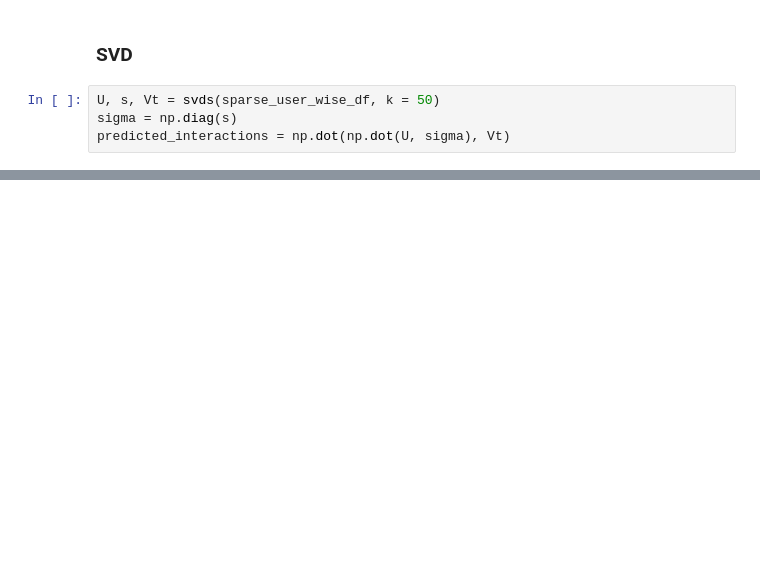
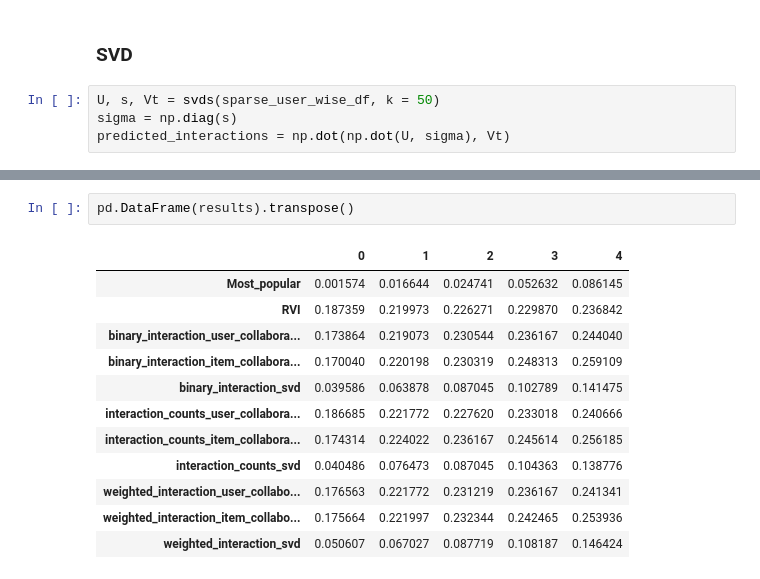
Before and after one commit to reyasadhu/personalized_ecommerce_recommendation, a Jupyter notebook: baseline.ipynb, the cells around one changed output, grey strips where cells are left out. Saved outputs shown, nothing was run; the diff lists cells and outputs as text; blank space fills up the shorter version.

```diff
--- a/baseline.ipynb
+++ b/baseline.ipynb
@@ -275,0 +343,15 @@ for k in [1,5,10,20,50]:
+# %%
+pd.DataFrame(results).transpose()
+# %% [output]
+|  | 0 | 1 | 2 | 3 | 4 |
+| Most_popular | 0.001574 | 0.016644 | 0.024741 | 0.052632 | 0.086145 |
+| RVI | 0.187359 | 0.219973 | 0.226271 | 0.229870 | 0.236842 |
+| binary_interaction_user_collabora... | 0.173864 | 0.219073 | 0.230544 | 0.236167 | 0.244040 |
+| binary_interaction_item_collabora... | 0.170040 | 0.220198 | 0.230319 | 0.248313 | 0.259109 |
+| binary_interaction_svd | 0.039586 | 0.063878 | 0.087045 | 0.102789 | 0.141475 |
+| interaction_counts_user_collabora... | 0.186685 | 0.221772 | 0.227620 | 0.233018 | 0.240666 |
+| interaction_counts_item_collabora... | 0.174314 | 0.224022 | 0.236167 | 0.245614 | 0.256185 |
+| interaction_counts_svd | 0.040486 | 0.076473 | 0.087045 | 0.104363 | 0.138776 |
+| weighted_interaction_user_collabo... | 0.176563 | 0.221772 | 0.231219 | 0.236167 | 0.241341 |
+| weighted_interaction_item_collabo... | 0.175664 | 0.221997 | 0.232344 | 0.242465 | 0.253936 |
+| weighted_interaction_svd | 0.050607 | 0.067027 | 0.087719 | 0.108187 | 0.146424 |
```
Also changed, not shown: parts of 46 cells of this notebook, 9 other files.
